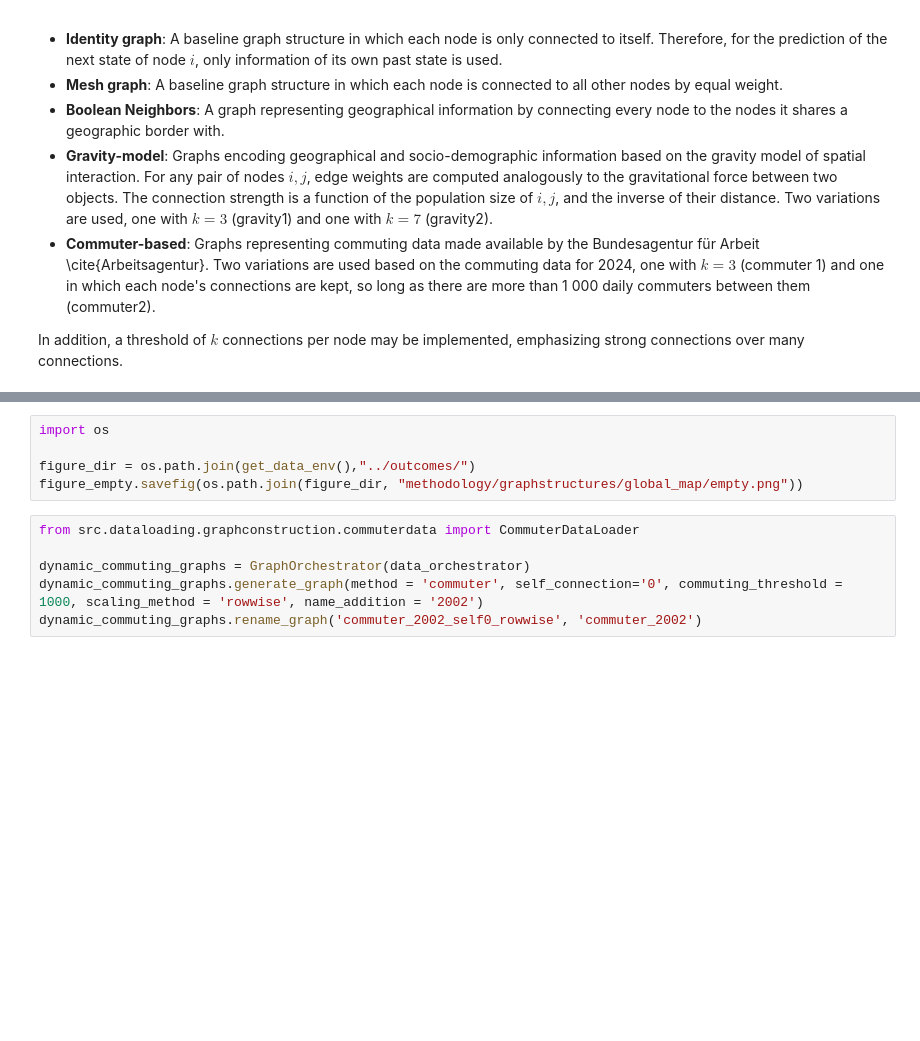
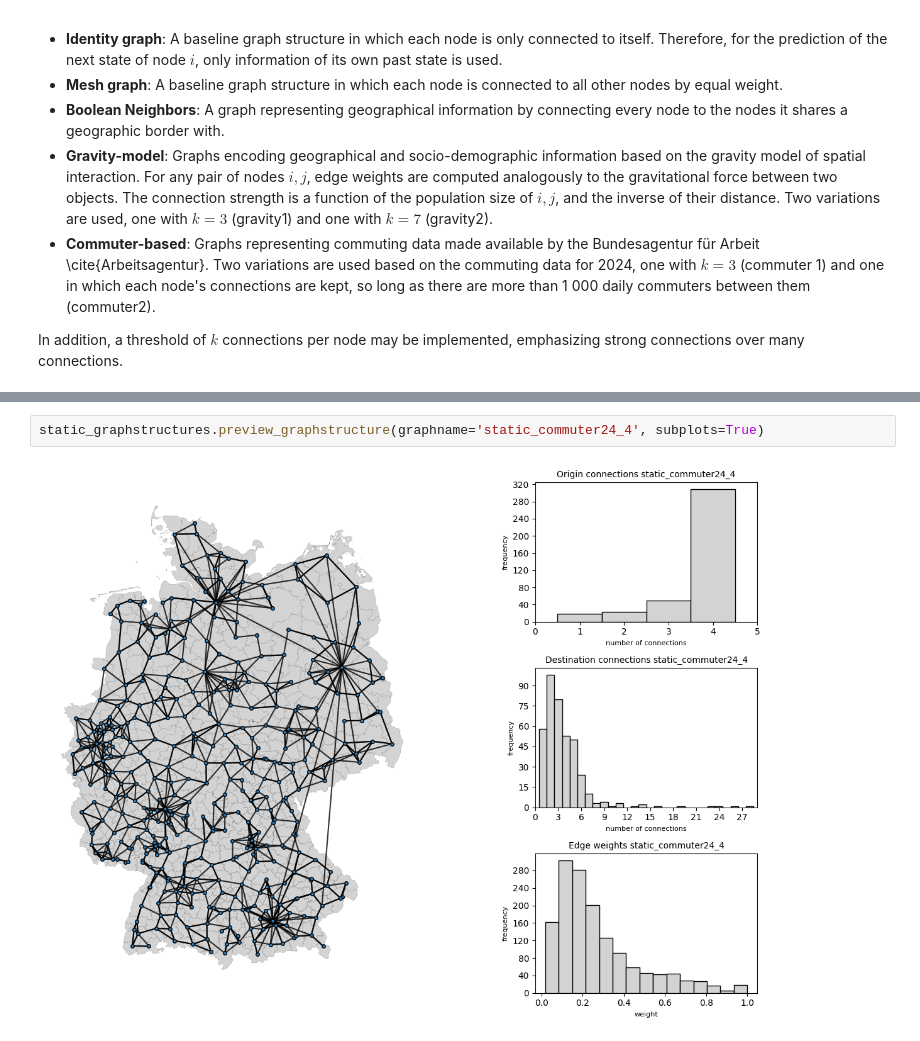
Before and after one commit to stends2001/infectious_disease_gnn, a Jupyter notebook: src/notebooks/1.2 Graph structures.ipynb, the cells around one changed output, grey strips where cells are left out. Cells and saved outputs as stored; diff of their text form; blank space fills up the shorter version.

```diff
--- a/src/notebooks/1.2 Graph structures.ipynb
+++ b/src/notebooks/1.2 Graph structures.ipynb
@@ -213,11 +187,4 @@ figure_gravity5                 = graphconstruction.preview_graph('gravity5',
 # %%
-import os
-
-figure_dir = os.path.join(get_data_env(),"../outcomes/")
-figure_empty.savefig(os.path.join(figure_dir, "methodology/graphstructures/global_map/empty.png"))
+static_graphstructures.preview_graphstructure(graphname='static_commuter24_4', subplots=True)
+# %% [output]
+[figure, added]
-# %%
-from src.dataloading.graphconstruction.commuterdata import CommuterDataLoader
-
-dynamic_commuting_graphs = GraphOrchestrator(data_orchestrator)
-dynamic_commuting_graphs.generate_graph(method = 'commuter', self_connection='0', commuting_threshold = 1000, scaling_method = 'rowwise', name_addition = '2002')
-dynamic_commuting_graphs.rename_graph('commuter_2002_self0_rowwise', 'commuter_2002')
```
Also changed, not shown: parts of 4 cells of this notebook, 46 other files.
